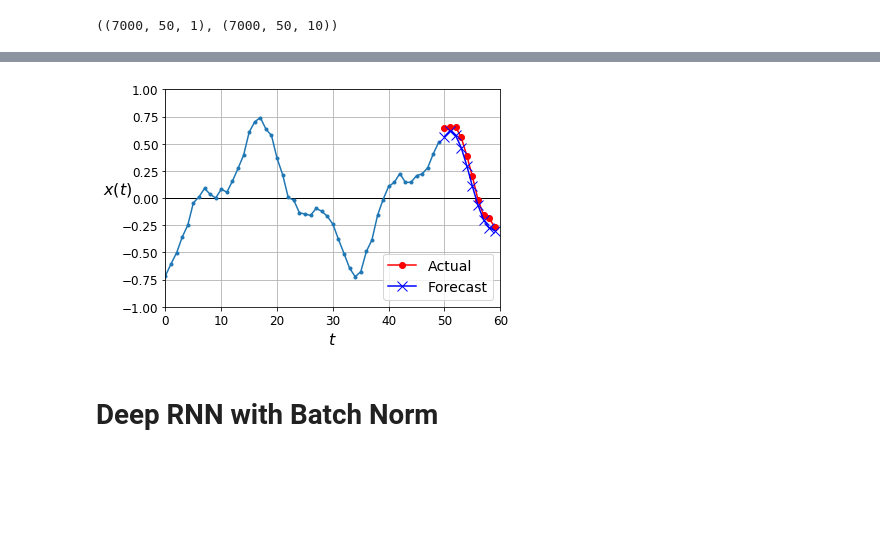
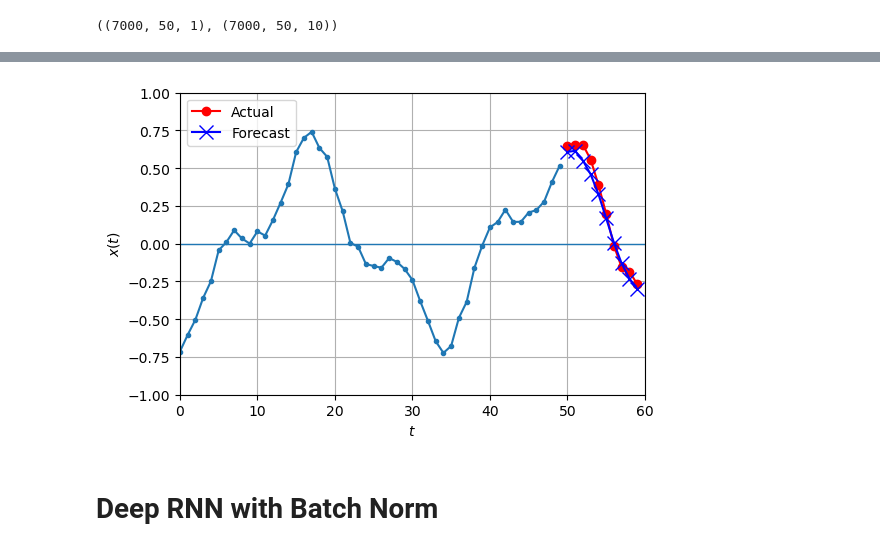
Before and after one commit to jy12060026ai/excss-stats, a Jupyter notebook: handson-dl/106-processing-sequences.ipynb, the cells around one changed output, grey strips where cells are left out. Saved outputs shown, nothing was run; the diff lists cells and outputs as text; code cells hidden in the pictures; blank space fills up the shorter version.

```diff
--- a/handson-dl/106-processing-sequences.ipynb
+++ b/handson-dl/106-processing-sequences.ipynb
@@ -229,10 +260,10 @@ Make the second `SimpleRNN` layer return only the last output:
 np.random.seed(42)
 tf.random.set_seed(42)
 
-model = keras.models.Sequential([
-    keras.layers.SimpleRNN(20, return_sequences=True, input_shape=[None, 1]),
-    keras.layers.SimpleRNN(20),
-    keras.layers.Dense(1)
+model = models.Sequential([
+    layers.SimpleRNN(20, return_sequences=True, input_shape=[None, 1]),
+    layers.SimpleRNN(20),
+    layers.Dense(1)
 ])
 
 model.compile(loss="mse", optimizer="adam")
@@ -269,5 +302,8 @@ plt.show()
 # %%
 y_pred = model.predict(X_valid)
-plot_series(X_valid[0, :, 0], y_valid[0, 0], y_pred[0, 0])
+
+_, ax = plt.subplots(figsize=(6, 4), dpi=100)
+
+plot_series(ax, X_valid[0, :, 0], y_valid[0, 0], y_pred[0, 0])
 plt.show()
 # %% [output]
@@ -375,13 +413,15 @@ Now let's create an RNN that predicts all 10 next values at once:
 np.random.seed(42)
 tf.random.set_seed(42)
 
-model = keras.models.Sequential([
-    keras.layers.SimpleRNN(20, return_sequences=True, input_shape=[None, 1]),
-    keras.layers.SimpleRNN(20),
-    keras.layers.Dense(10)
+model = models.Sequential([
+    layers.SimpleRNN(20, return_sequences=True, input_shape=[None, 1]),
+    layers.SimpleRNN(20),
+    layers.Dense(10)
 ])
 
 model.compile(loss="mse", optimizer="adam")
-history = model.fit(X_train, Y_train, epochs=20,
+history = model.fit(X_train,
+                    Y_train,
+                    epochs=20,
                     validation_data=(X_valid, Y_valid))
 # %% [output]
@@ -437,16 +480,16 @@ X_train.shape, Y_train.shape
 np.random.seed(42)
 tf.random.set_seed(42)
 
-model = keras.models.Sequential([
-    keras.layers.SimpleRNN(20, return_sequences=True, input_shape=[None, 1]),
-    keras.layers.SimpleRNN(20, return_sequences=True),
-    keras.layers.TimeDistributed(keras.layers.Dense(10))
+model = models.Sequential([
+    layers.SimpleRNN(20, return_sequences=True, input_shape=[None, 1]),
+    layers.SimpleRNN(20, return_sequences=True),
+    layers.TimeDistributed(layers.Dense(10))
 ])
 
 def last_time_step_mse(Y_true, Y_pred):
-    return keras.metrics.mean_squared_error(Y_true[:, -1], Y_pred[:, -1])
+    return metrics.mean_squared_error(Y_true[:, -1], Y_pred[:, -1])
 
-model.compile(loss="mse", optimizer=keras.optimizers.Adam(lr=0.01), metrics=[last_time_step_mse])
+model.compile(loss="mse", optimizer=optimizers.Adam(lr=0.01), metrics=[last_time_step_mse])
 history = model.fit(X_train, Y_train, epochs=20,
                     validation_data=(X_valid, Y_valid))
 # %% [output]
@@ -474,10 +517,12 @@ series = generate_time_series(1, 50 + 10)
 X_new, Y_new = series[:, :50, :], series[:, 50:, :]
 Y_pred = model.predict(X_new)[:, -1][..., np.newaxis]
 # %%
-plot_multiple_forecasts(X_new, Y_new, Y_pred)
+_, ax = plt.subplots(figsize=(6, 4), dpi=100)
+
+plot_multiple_forecasts(ax, X_new, Y_new, Y_pred)
 plt.show()
 # %% [output]
-[figure, old version]
+[figure, new version]
 # %% [markdown]
 # Deep RNN with Batch Norm
 # %%
```
Also changed, not shown: parts of 62 cells of this notebook.
